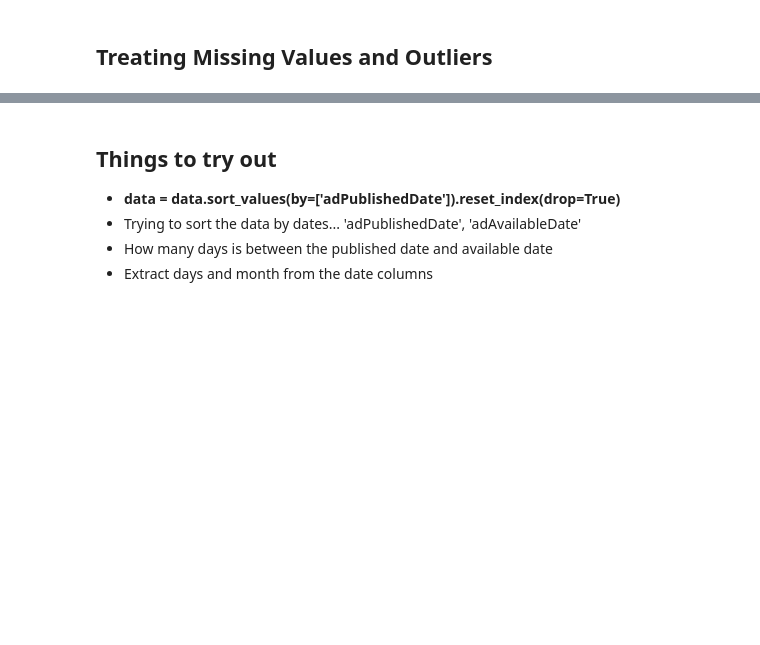
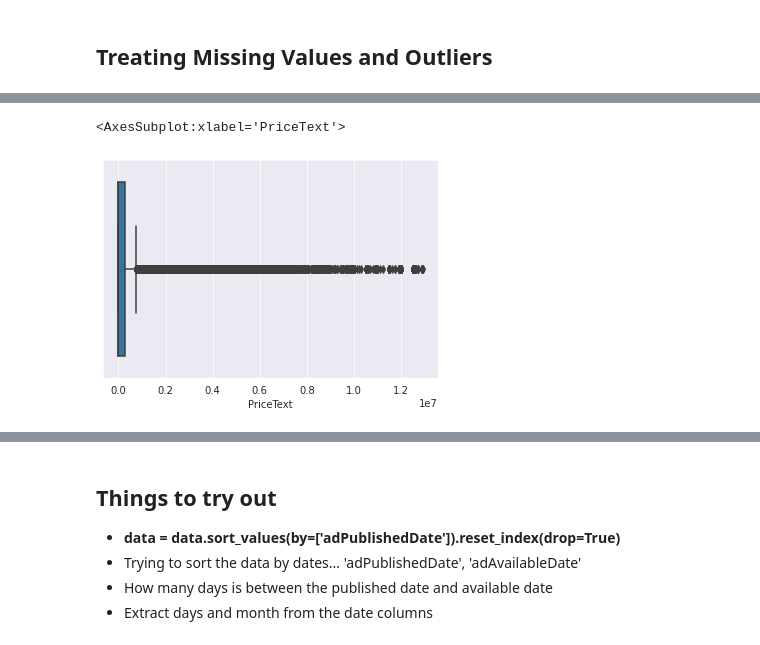
Before and after one commit to michaji/Housing_Project, a Jupyter notebook: Housing.ipynb, the cells around one changed output, grey strips where cells are left out. Saved outputs shown, nothing was run; the diff lists cells and outputs as text; code cells hidden in the pictures; blank space fills up the shorter version.

```diff
--- a/Housing.ipynb
+++ b/Housing.ipynb
@@ -432,0 +276,3 @@ plt.show()
+# %%
+sample_outliers = detect_outliers_zscore(data['PriceText'])
+print("Outliers from Z-scores method: ", sample_outliers)
@@ -432,0 +281,2 @@ plt.show()
+# %%
+data = data[data["PriceText"]<min(sample_outliers)].reset_index(drop = True)
@@ -432,0 +297,10 @@ plt.show()
+# %%
+sample_outliers = detect_outliers_zscore(data['PriceText'])
+print("Outliers from Z-scores method: ", sample_outliers)
+# %%
+data = data[data["PriceText"]<min(sample_outliers)].reset_index(drop = True)
+# %%
+sns.boxplot(data['PriceText'])
+# %% [output]
+<AxesSubplot:xlabel='PriceText'>
+[figure, added]
```
Also changed, not shown: parts of 77 cells of this notebook.
